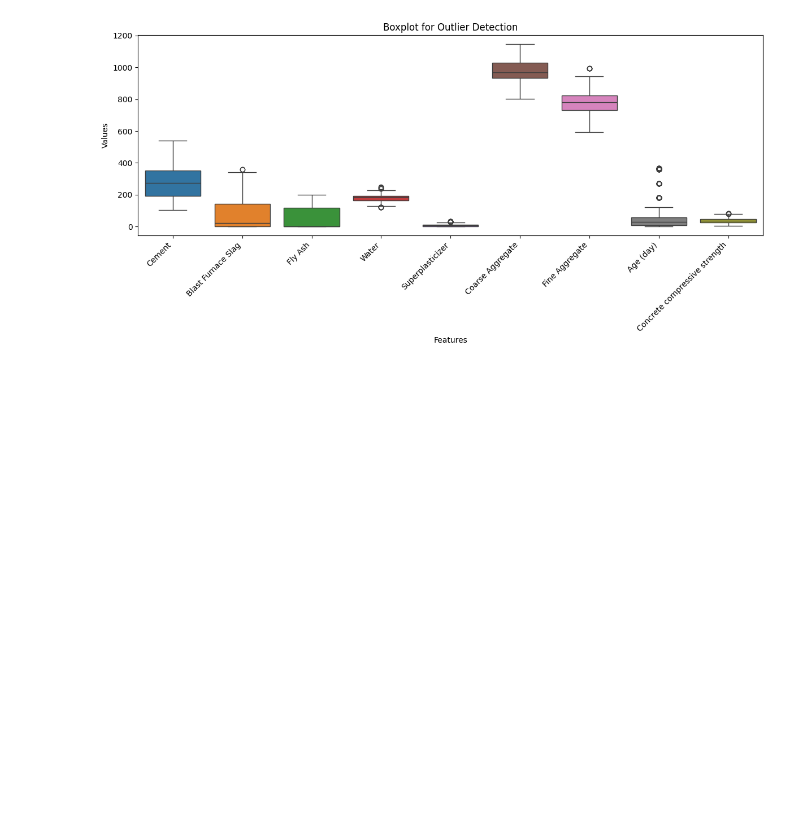
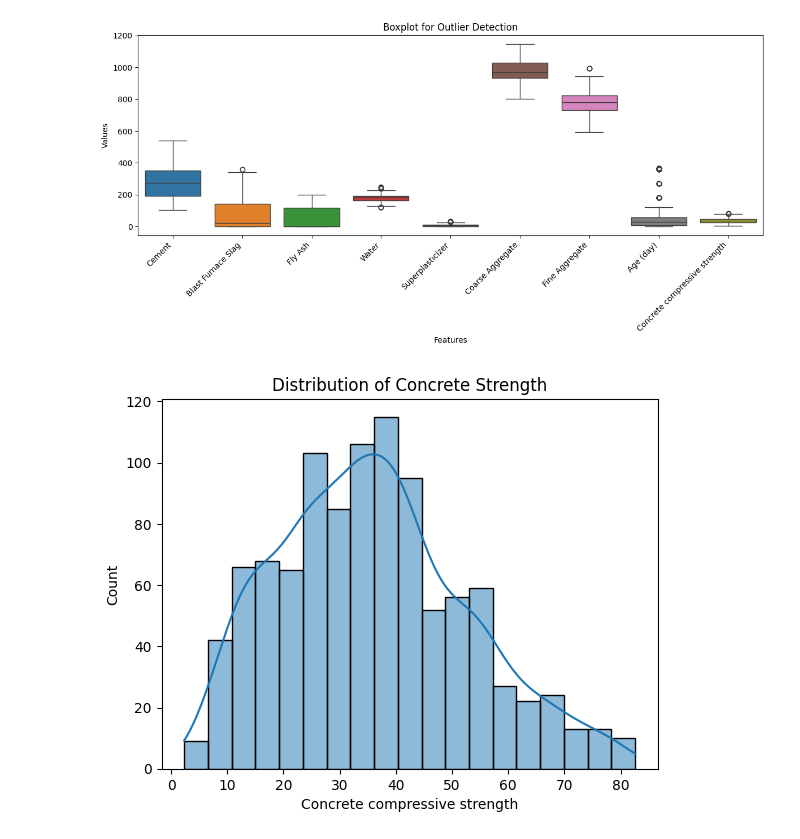
Before and after one commit to MJTeopaco/IS_Machine_Learning, a Jupyter notebook: 05_Act_Regression.ipynb, the cells around one changed output. Saved outputs shown, nothing was run; the diff lists cells and outputs as text; code cells hidden in the pictures; blank space fills up the shorter version.

```diff
--- a/05_Act_Regression.ipynb
+++ b/05_Act_Regression.ipynb
@@ -99,3 +102,9 @@ plt.tight_layout() # Adjusts plot params for a tight layout, preventing labels f
 plt.show()
 # %% [output]
 [figure]
+# %%
+sns.histplot(df['Concrete compressive strength'], kde=True)
+plt.title('Distribution of Concrete Strength')
+plt.show()
+# %% [output]
+[figure, added]
```
Also changed, not shown: parts of 7 cells of this notebook.
